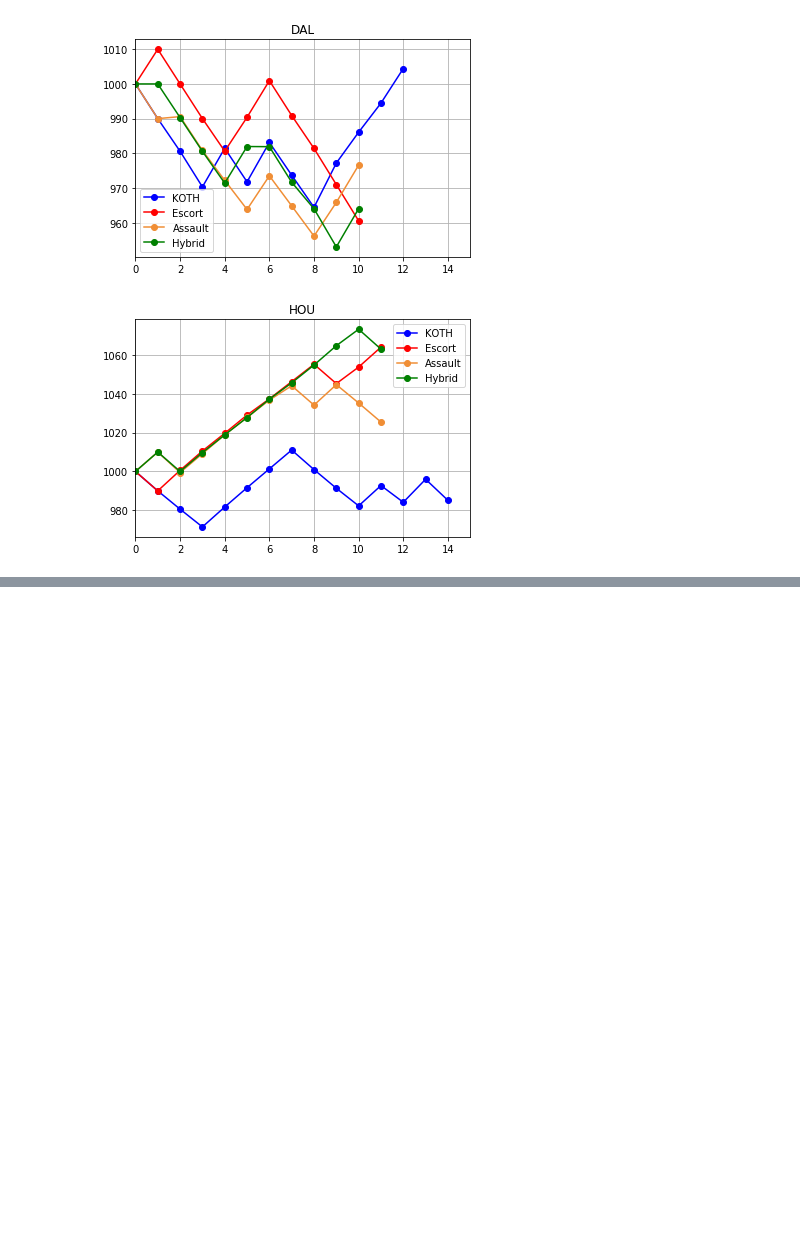
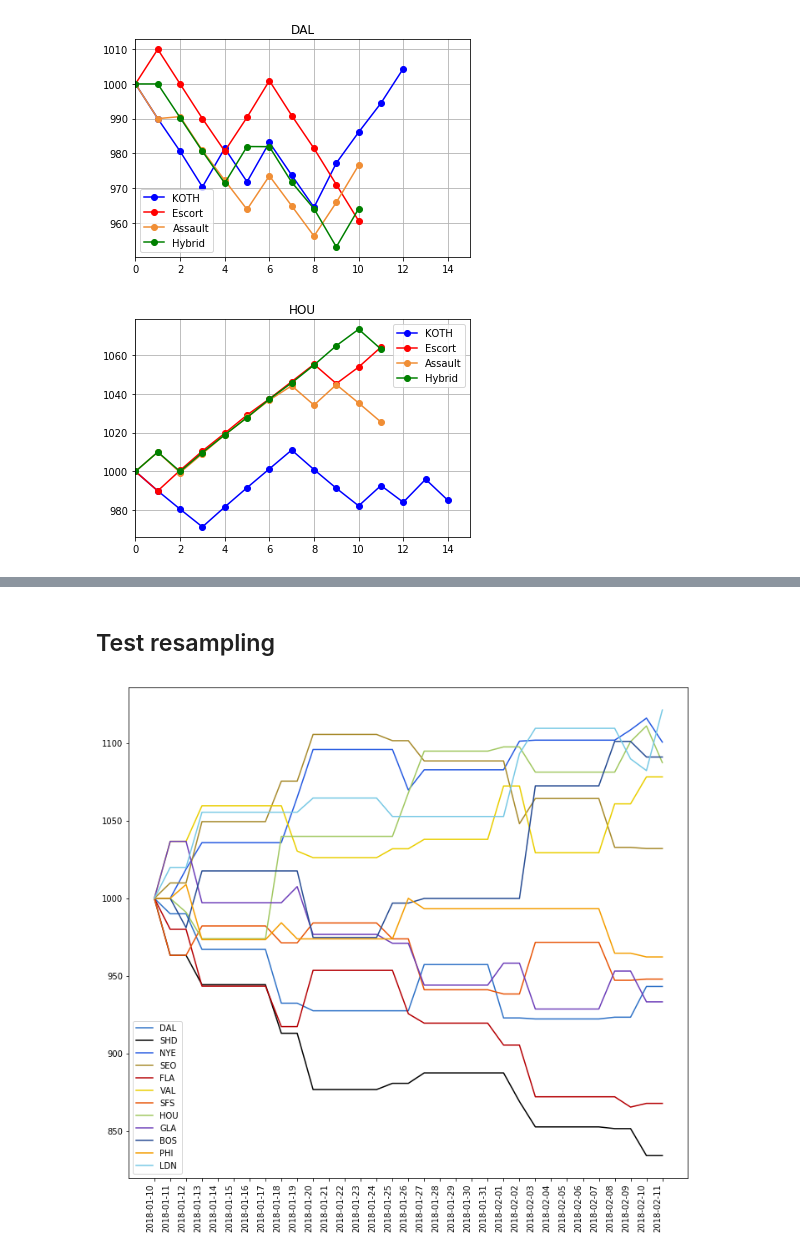
Before and after one commit to ccastleberry/OWL, a Jupyter notebook: ELO Analysis/ELOTools Test.ipynb, the cells around one changed output, grey strips where cells are left out. Cells and saved outputs as stored; diff of their text form; code cells hidden in the pictures; blank space fills up the shorter version.

```diff
--- a/ELO Analysis/ELOTools Test.ipynb
+++ b/ELO Analysis/ELOTools Test.ipynb
@@ -333,0 +330,4 @@ plt.savefig('team_plots.png')
+# %% [markdown]
+## Test resampling
+# %%
+new_elo_df = et.reindex_elo_by_date(elo_df)
@@ -333,0 +337,18 @@ plt.savefig('team_plots.png')
+# %%
+new_elo_df["DateTime"] = new_elo_df["Date"].apply(lambda x: matplotlib.dates.date2num(datetime.strptime(x, '%Y-%m-%d')))
+# %%
+new_team_elo_dfs = {}
+for team in team_list:
+    temp_elo_df = new_elo_df[new_elo_df["Team"]==team]
+    new_team_elo_dfs[team] = temp_elo_df
+# %%
+plt.figure(figsize=(12,12))
+for key, value in new_team_elo_dfs.items():
+    plt.plot(value['Date'], value['Elo'], label=key, color=colors[key])
+plt.xlim()
+plt.gcf().autofmt_xdate()
+plt.xticks(rotation='90')
+plt.legend()
+plt.show()
+# %% [output]
+[figure, added]
```
Also changed, not shown: parts of 18 cells of this notebook, 2 other files.
